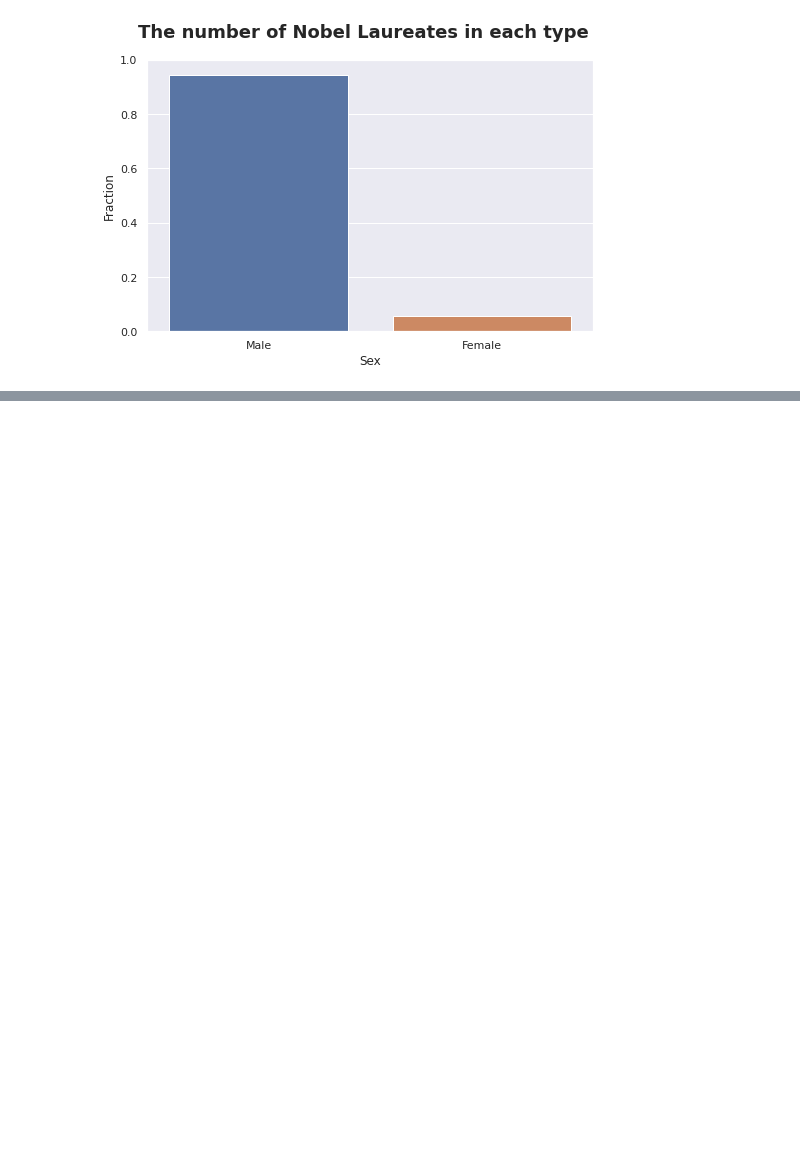
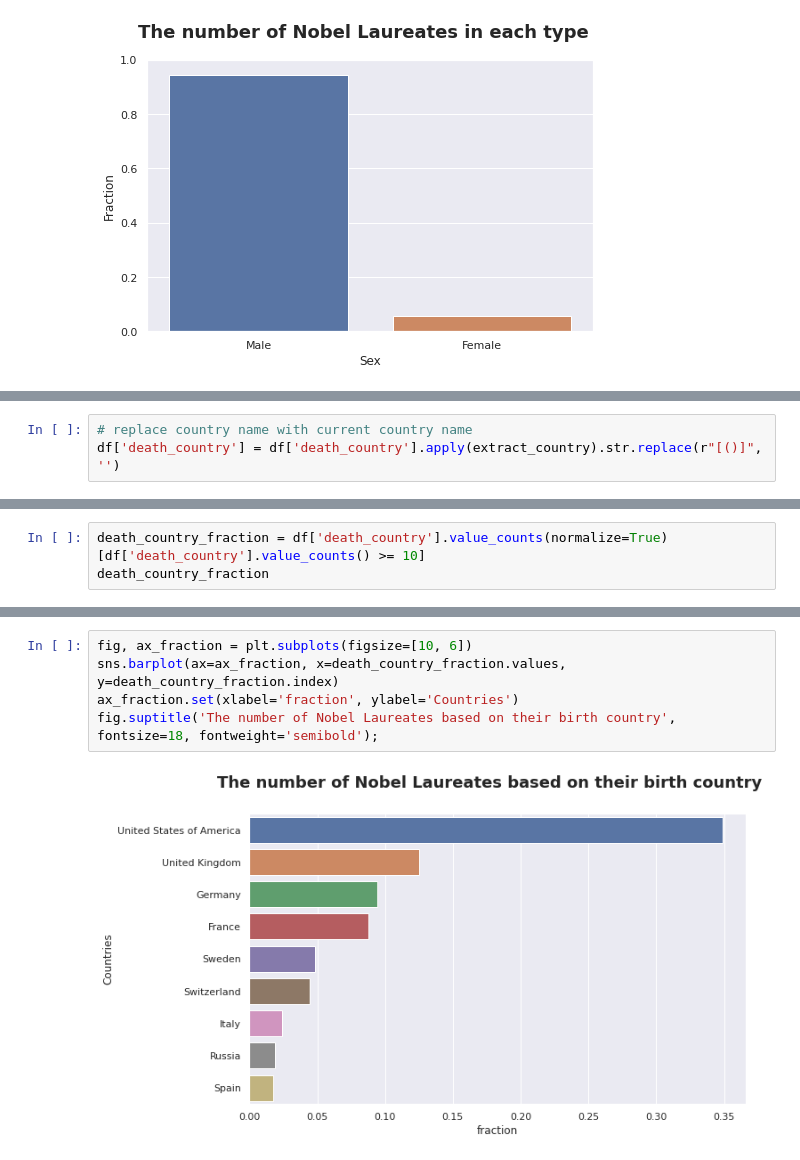
Before and after one commit to agusrichard/data-science-learning-projects, a Jupyter notebook: Nobel Prize Winners/exploratory_data_analysis.ipynb, the cells around one changed output, grey strips where cells are left out. Drawn from its saved outputs; the diff is of its cells as text; blank space fills up the shorter version.

```diff
--- a/Nobel Prize Winners/exploratory_data_analysis.ipynb
+++ b/Nobel Prize Winners/exploratory_data_analysis.ipynb
@@ -398,0 +581,3 @@ Simple conclusion that we can make right now is there are more male than female
+# %%
+# replace country name with current country name
+df['death_country'] = df['death_country'].apply(extract_country).str.replace(r"[()]", '')
@@ -398,0 +623,3 @@ Simple conclusion that we can make right now is there are more male than female
+# %%
+death_country_fraction = df['death_country'].value_counts(normalize=True)[df['death_country'].value_counts() >= 10]
+death_country_fraction
@@ -398,0 +637,7 @@ Simple conclusion that we can make right now is there are more male than female
+# %%
+fig, ax_fraction = plt.subplots(figsize=[10, 6])
+sns.barplot(ax=ax_fraction, x=death_country_fraction.values, y=death_country_fraction.index)
+ax_fraction.set(xlabel='fraction', ylabel='Countries')
+fig.suptitle('The number of Nobel Laureates based on their birth country', fontsize=18, fontweight='semibold');
+# %% [output]
+[figure, added]
```
Also changed, not shown: parts of 49 cells of this notebook.
